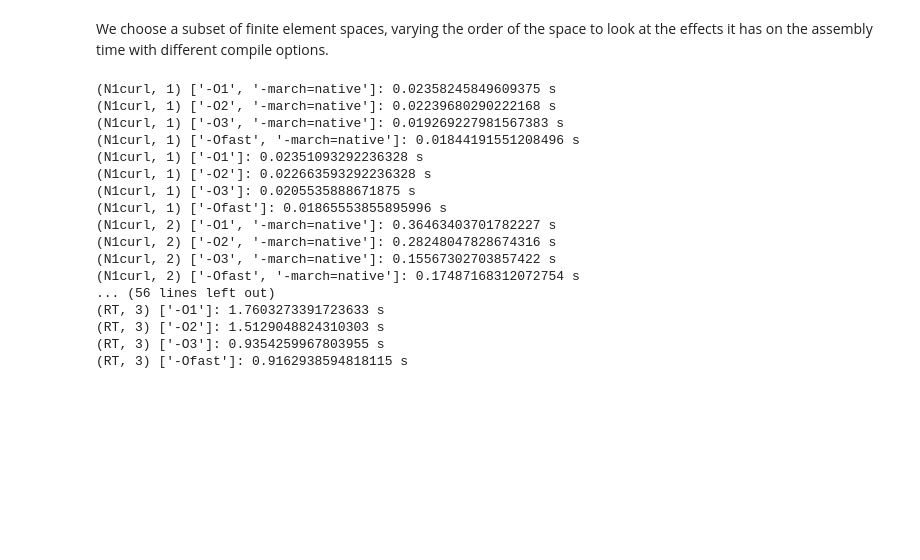
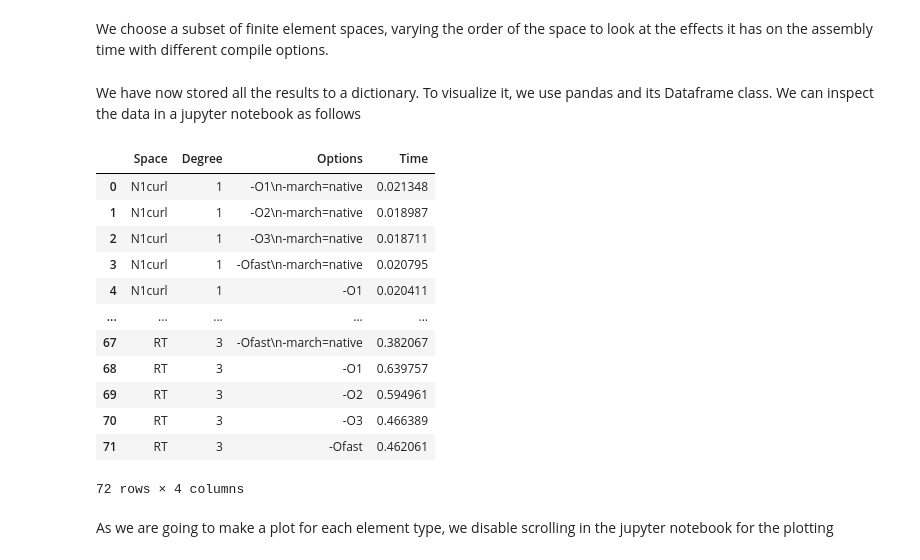
Before and after one commit to jorgensd/dolfinx-tutorial, a Jupyter notebook: chapter4/compiler_parameters.ipynb, the cells around one changed output. Drawn from its saved outputs; the diff is of its cells as text; code cells hidden in the pictures; blank space fills up the shorter version.

```diff
--- a/chapter4/compiler_parameters.ipynb
+++ b/chapter4/compiler_parameters.ipynb
@@ -49,6 +49,7 @@ march_native = [True, False]
 # %% [markdown]
 We choose a subset of finite element spaces, varying the order of the space to look at the effects it has on the assembly time with different compile options.
 # %%
+results = {"Space":[], "Degree":[], "Options":[], "Time":[]}
 for space in ["N1curl", "CG", "RT"]:
     for degree in [1, 2, 3]:
         for native in march_native:
@@ -59,22 +60,30 @@ for space in ["N1curl", "CG", "RT"]:
                     cffi_options = [option]
                 jit_parameters = {"cffi_extra_compile_args": cffi_options,
                     "cache_dir": cache_dir, "cffi_libraries": ["m"]}
-                compile_form(space, degree, jit_parameters=jit_parameters)
+                runtime = compile_form(space, degree, jit_parameters=jit_parameters)
+                results["Space"].append(space)
+                results["Degree"].append(str(degree))
+                results["Options"].append("\n".join(cffi_options))
+                results["Time"].append(runtime)
-# %% [output]
-(N1curl, 1) ['-O1', '-march=native']: 0.02358245849609375 s
-(N1curl, 1) ['-O2', '-march=native']: 0.02239680290222168 s
-(N1curl, 1) ['-O3', '-march=native']: 0.019269227981567383 s
-(N1curl, 1) ['-Ofast', '-march=native']: 0.01844191551208496 s
-(N1curl, 1) ['-O1']: 0.02351093292236328 s
-(N1curl, 1) ['-O2']: 0.022663593292236328 s
-(N1curl, 1) ['-O3']: 0.0205535888671875 s
-(N1curl, 1) ['-Ofast']: 0.01865553855895996 s
-(N1curl, 2) ['-O1', '-march=native']: 0.36463403701782227 s
-(N1curl, 2) ['-O2', '-march=native']: 0.28248047828674316 s
-(N1curl, 2) ['-O3', '-march=native']: 0.15567302703857422 s
-(N1curl, 2) ['-Ofast', '-march=native']: 0.17487168312072754 s
-... (56 lines left out)
-(RT, 3) ['-O1']: 1.7603273391723633 s
-(RT, 3) ['-O2']: 1.5129048824310303 s
-(RT, 3) ['-O3']: 0.9354259967803955 s
-(RT, 3) ['-Ofast']: 0.9162938594818115 s
+# %% [markdown]
+We have now stored all the results to a dictionary. To visualize it, we use pandas and its Dataframe class. We can inspect the data in a jupyter notebook as follows
+# %%
+import pandas as pd
+results_df = pd.DataFrame.from_dict(results)
+results_df
+# %% [output]
+|  | Space | Degree | Options | Time |
+| 0 | N1curl | 1 | -O1\n-march=native | 0.021348 |
+| 1 | N1curl | 1 | -O2\n-march=native | 0.018987 |
+| 2 | N1curl | 1 | -O3\n-march=native | 0.018711 |
+| 3 | N1curl | 1 | -Ofast\n-march=native | 0.020795 |
+| 4 | N1curl | 1 | -O1 | 0.020411 |
+| ... | ... | ... | ... | ... |
+| 67 | RT | 3 | -Ofast\n-march=native | 0.382067 |
+| 68 | RT | 3 | -O1 | 0.639757 |
+| 69 | RT | 3 | -O2 | 0.594961 |
+| 70 | RT | 3 | -O3 | 0.466389 |
+| 71 | RT | 3 | -Ofast | 0.462061 |
+72 rows × 4 columns
+# %% [markdown]
+As we are going to make a plot for each element type, we disable scrolling in the jupyter notebook for the plotting
```
Also changed, not shown: parts of 6 cells of this notebook, 3 other files.
